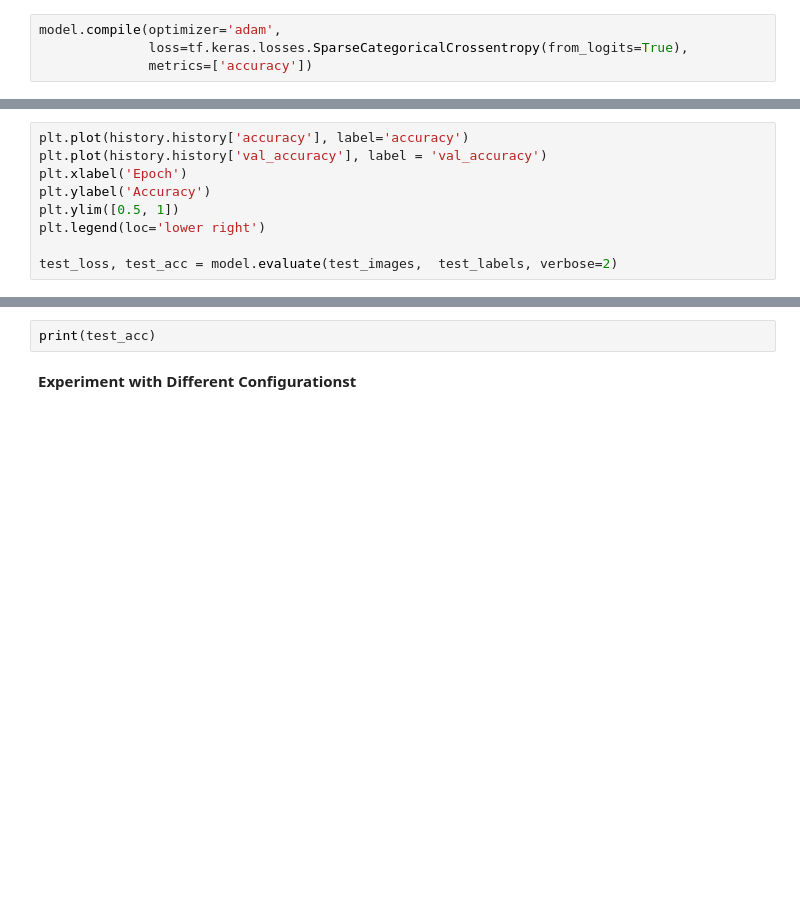
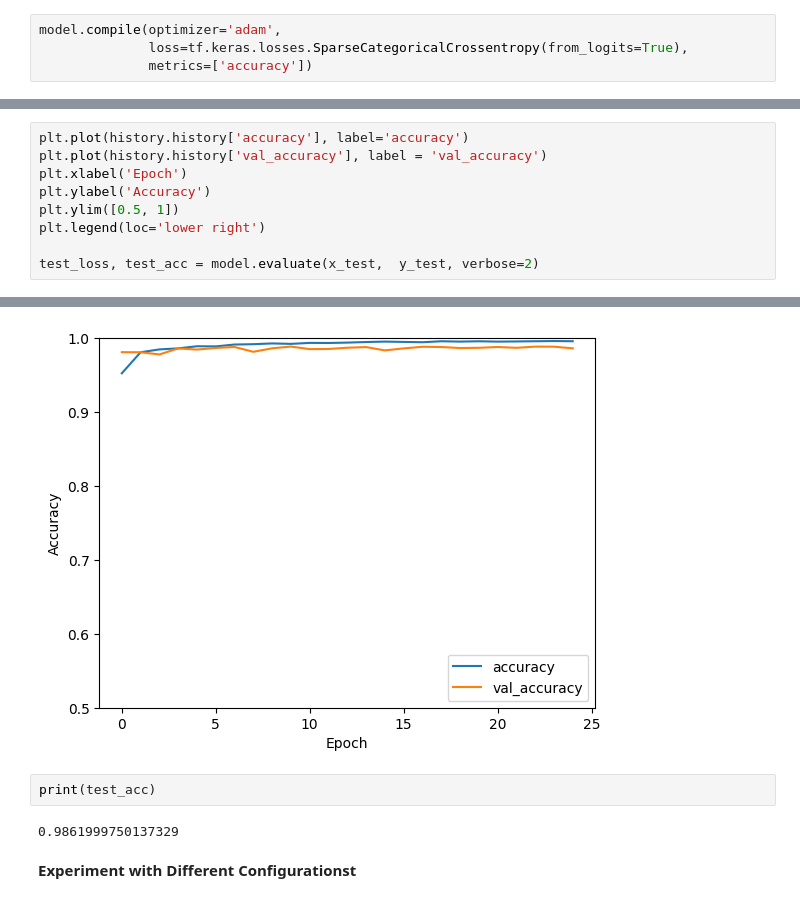
Before and after one commit to lazy-wolf/python-class-notes, a Jupyter notebook: Assignment_1.ipynb, the cells around one changed output, grey strips where cells are left out. Cells and saved outputs as stored; diff of their text form; blank space fills up the shorter version.

```diff
--- a/Assignment_1.ipynb
+++ b/Assignment_1.ipynb
@@ -230,4 +234,5 @@ plt.ylabel('Accuracy')
 plt.ylim([0.5, 1])
 plt.legend(loc='lower right')
 
-test_loss, test_acc = model.evaluate(test_images,  test_labels, verbose=2)
+test_loss, test_acc = model.evaluate(x_test,  y_test, verbose=2)
+# %% [output]
@@ -234,5 +240,8 @@ test_loss, test_acc = model.evaluate(test_images,  test_labels, verbose=2)
+[figure, added]
 # %%
 print(test_acc)
+# %% [output]
+0.9861999750137329
 # %% [markdown]
 **Experiment with Different Configurationst**
 # %% [markdown]
```
Also changed, not shown: parts of 5 cells of this notebook.
